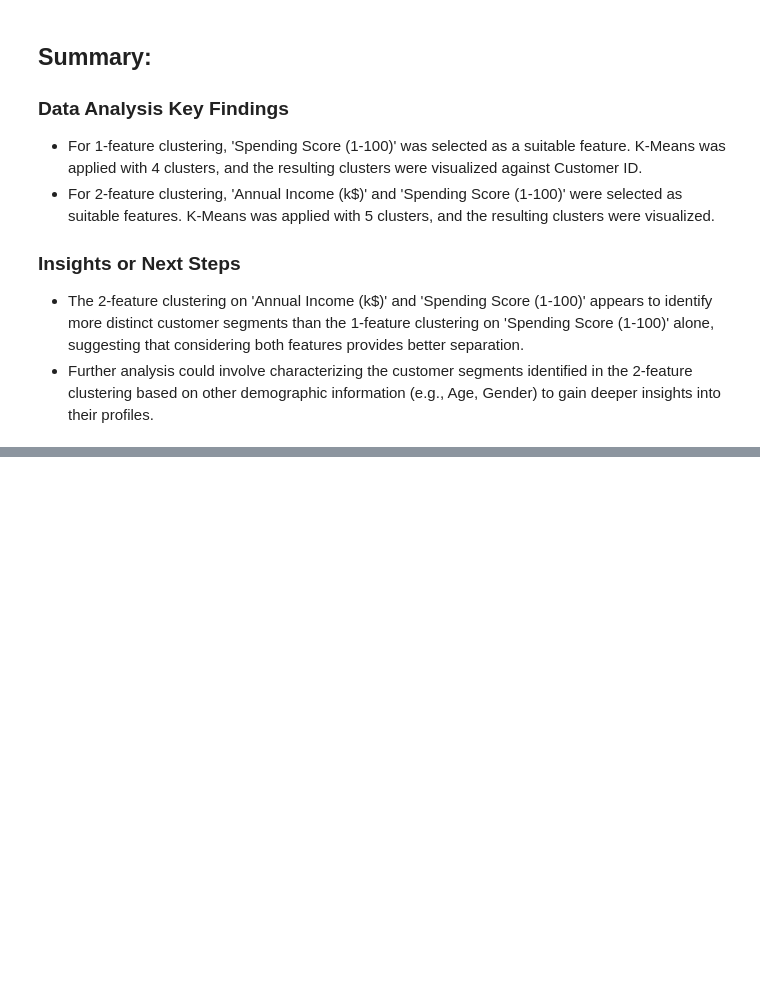
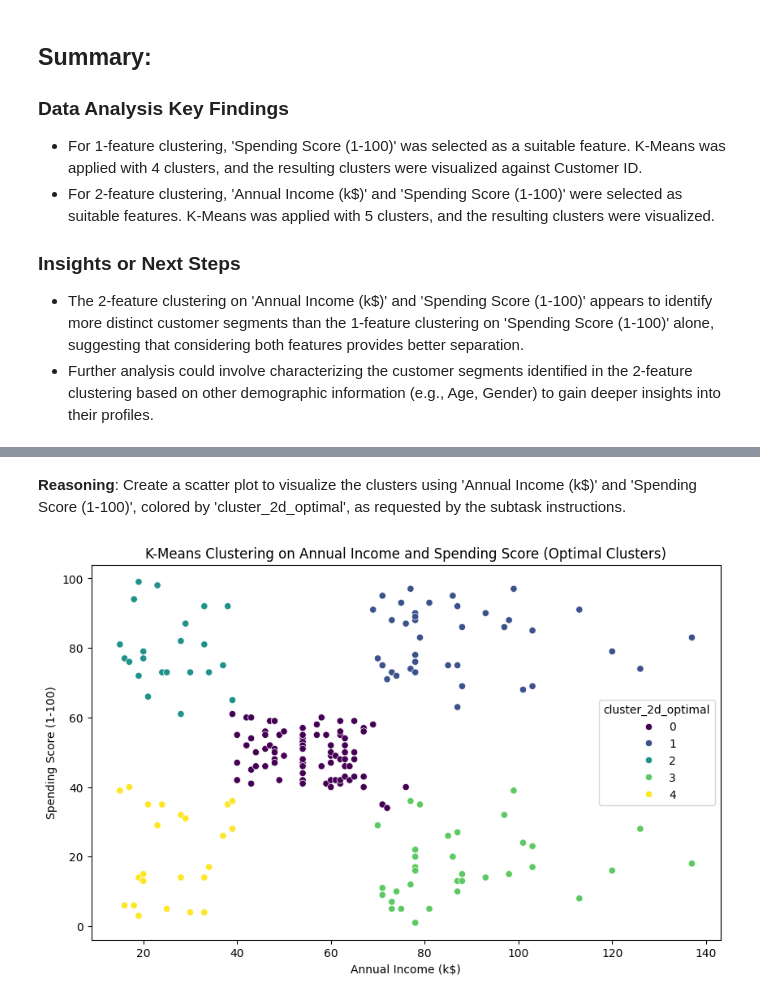
Before and after one commit to geoegekaranja/AI-project-, a Jupyter notebook: Untitled2.ipynb, the cells around one changed output, grey strips where cells are left out. Saved outputs shown, nothing was run; the diff lists cells and outputs as text; code cells hidden in the pictures; blank space fills up the shorter version.

```diff
--- a/Untitled2.ipynb
+++ b/Untitled2.ipynb
@@ -443,0 +614,12 @@ plt.show()
+# %%
+from sklearn.cluster import KMeans
+
+features_2d_data = df[feature_2d].values
+
+# Optimal number of clusters based on Elbow Method and Silhouette Score is 5
+n_clusters_2d_optimal = 5
+
+kmeans_2d_optimal = KMeans(n_clusters=n_clusters_2d_optimal, random_state=42, n_init=10)
+df['cluster_2d_optimal'] = kmeans_2d_optimal.fit_predict(features_2d_data)
+
+display(df.head())
@@ -443,0 +638,12 @@ plt.show()
+# %% [markdown]
+**Reasoning**:
+Create a scatter plot to visualize the clusters using 'Annual Income (k$)' and 'Spending Score (1-100)', colored by 'cluster_2d_optimal', as requested by the subtask instructions.
+# %%
+plt.figure(figsize=(10, 6))
+sns.scatterplot(data=df, x='Annual Income (k$)', y='Spending Score (1-100)', hue='cluster_2d_optimal', palette='viridis', legend='full')
+plt.title('K-Means Clustering on Annual Income and Spending Score (Optimal Clusters)')
+plt.xlabel('Annual Income (k$)')
+plt.ylabel('Spending Score (1-100)')
+plt.show()
+# %% [output]
+[figure, added]
```
Also changed, not shown: parts of 29 cells of this notebook.
